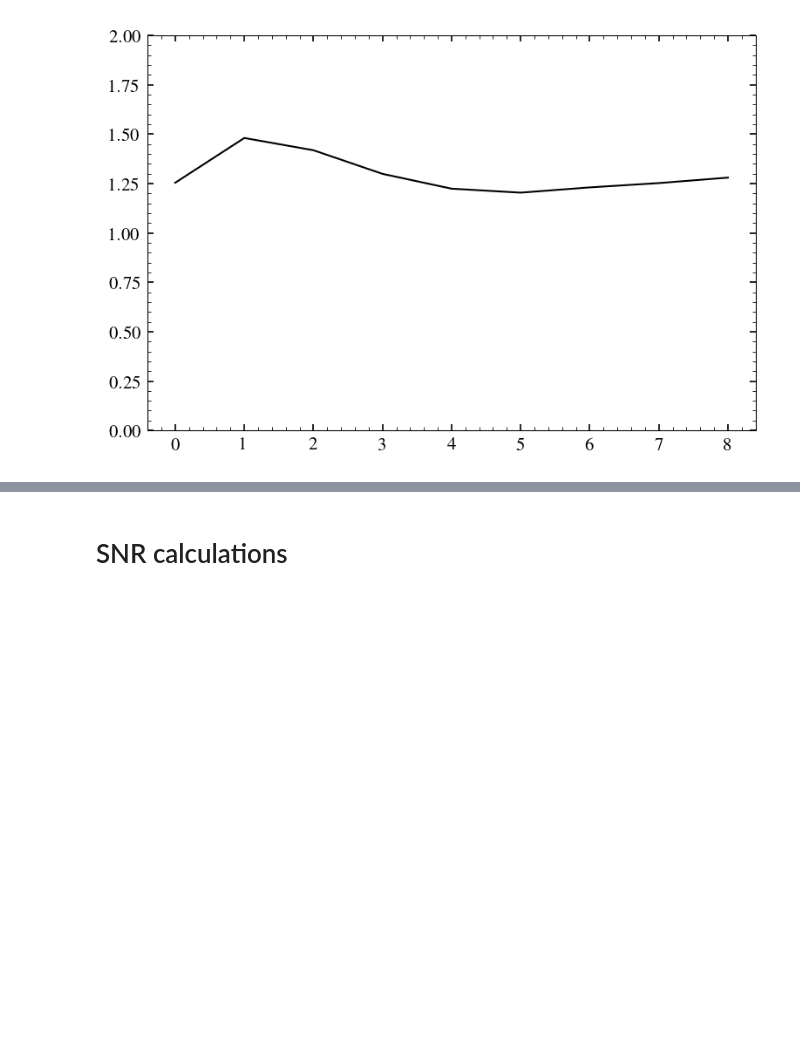
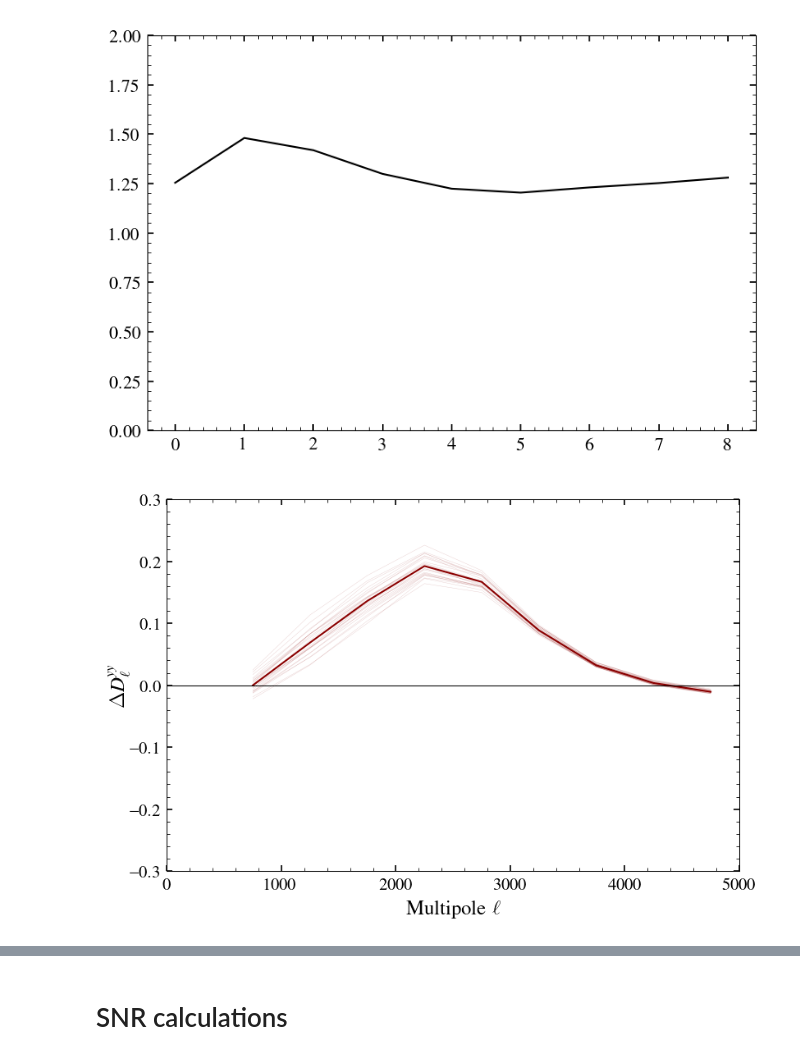
Before and after one commit to sriniraghunathan/tSZ_2pt_SPT_SPIRE, a Jupyter notebook: fit_for_tsz_cib.ipynb, the cells around one changed output, grey strips where cells are left out. Cells and saved outputs as stored; diff of their text form; code cells hidden in the pictures; blank space fills up the shorter version.

```diff
--- a/fit_for_tsz_cib.ipynb
+++ b/fit_for_tsz_cib.ipynb
@@ -140,3 +140,95 @@ if (1):
 # %% [output]
 (9, 9) (9, 9) (9, 9) (9, 9) (9, 9) (9, 9)
 [figure]
+# %%
+if (0): #Check radio vs analytic
+    fname = 'results/power_spectra_lmin500_lmax5000_deltal500/100d_tsz_final_estimate_beamrc5.1_noslope.npy'
+    res_dic = np.load(fname, allow_pickle=True).item()
+
+    m1m2_a = ('ymv', 'ymv')
+    m1m2_b = ('ycibfree', 'ycibfree')
+
+    cl_rad_arr_a, cl_rad_arr_b = [], []
+    for simno in range(100):
+        cl_rad_arr_a.append( res_dic['op_ps_1d_dic']['rad'][simno][0][m1m2_a][1] )
+        cl_rad_arr_b.append( res_dic['op_ps_1d_dic']['rad'][simno][0][m1m2_b][1] )
+    cl_rad_mean_a = np.mean(cl_rad_arr_a, axis = 0)
+    cl_rad_mean_b = np.mean(cl_rad_arr_b, axis = 0)
+
+    cl_rad_analytic_tucci_dn_ds_a = res_dic['op_ps_1d_dic']['radio_cl_ilc_res_dict'][m1m2_a]['tucci'][0.6]['res_ilc'] / 1e12
+    cl_rad_analytic_tucci_dn_ds_b = res_dic['op_ps_1d_dic']['radio_cl_ilc_res_dict'][m1m2_b]['tucci'][0.6]['res_ilc'] / 1e12
+
+    cl_rad_diff_ab = cl_rad_mean_a - cl_rad_mean_b
+    cl_rad_diff_analytic_ab = cl_rad_analytic_tucci_dn_ds_a - cl_rad_analytic_tucci_dn_ds_b
+    clf()
+    show_diff = False
+    binned_el = res_dic[m1m2_a]['els']
+    binned_dl_fac = binned_el * (binned_el+1)/2/np.pi * 1e12
+    ax = subplot(111)
+    if show_diff:
+        plot(binned_el, binned_dl_fac * cl_rad_diff_ab)
+        plot(binned_el, binned_dl_fac * cl_rad_diff_analytic_ab)
+        xlim(0., 5000.); ylim(-0.3, 0.3)
+    else:
+        plot(binned_el, binned_dl_fac * cl_rad_mean_a, color = 'royalblue')
+        plot(binned_el, binned_dl_fac * cl_rad_analytic_tucci_dn_ds_a, color = 'royalblue', ls = '-.')
+        plot(binned_el, binned_dl_fac * cl_rad_mean_b, color = 'navy')
+        plot(binned_el, binned_dl_fac * cl_rad_analytic_tucci_dn_ds_b, color = 'navy', ls = '-.')
+        xlim(0., 5000.); ylim(-0.05, 1.)
+    xlabel(r'Multipole $\ell$', fontsize = 12)
+    ylabel(r'$\Delta D_{\ell}^{yy}$', fontsize = 12, labelpad = 0.)
+    axhline(0., lw = 0.5);
+    show()
+
+if (0): #Check which foreground difference is important
+    fname = 'results/power_spectra_lmin500_lmax5000_deltal500/100d_tsz_final_estimate_beamrc5.1_noslope.npy'
+    res_dic = np.load(fname, allow_pickle=True).item()
+
+    m1m2_a = ('ymv', 'ymv')
+    m1m2_b = ('ycibfree', 'ycibfree')
+    comp_dic = {#'cib': ['cib', 'orangered'],
+                'cib_tweaked_spt_only_max_tweak_0.2': ['cib tweaked', 'darkred'],
+                #'cib_tweaked': ['cib tweaked', 'darkred'],
+                #'rad': ['rad', 'royalblue'],
+                #'cmb': ['cmb', 'goldenrod'],
+                #'ksz': ['ksz', 'olivedrab'],
+                ###'noise': ['noise', 'purple'],
+               }
+
+    clf()
+    show_diff = True #False
+    binned_el = res_dic[m1m2_a]['els']
+    binned_dl_fac = binned_el * (binned_el+1)/2/np.pi * 1e12
+    for comp in comp_dic:
+        clf()
+        ax = subplot(111)
+        labval, colorval = comp_dic[comp]
+        cl_arr_a, cl_arr_b = [], []
+        for simno in range(25):
+            cl_arr_a.append( res_dic['op_ps_1d_dic'][comp][simno][0][m1m2_a][1] )
+            cl_arr_b.append( res_dic['op_ps_1d_dic'][comp][simno][0][m1m2_b][1] )
+        cl_arr_a, cl_arr_b = np.asarray( cl_arr_a ), np.asarray( cl_arr_b )
+        cl_mean_a = np.mean(cl_arr_a, axis = 0)
+        cl_mean_b = np.mean(cl_arr_b, axis = 0)
+
+        cl_diff_ab = cl_mean_a - cl_mean_b
+        cl_diff_arr_ab = cl_arr_a - cl_arr_b
+        if show_diff:
+            plot(binned_el, binned_dl_fac * cl_diff_ab, color = colorval, label = labval)
+            for cl_ in cl_diff_arr_ab:
+                plot(binned_el, binned_dl_fac * cl_, color = colorval, lw = 0.2, alpha = 0.2)
+            xlim(0., 5000.); ylim(-0.3, 0.3)
+        else:
+            plot(binned_el, binned_dl_fac * cl_mean_a, color = colorval, label = labval)
+            plot(binned_el, binned_dl_fac * cl_mean_b, color = colorval, label = labval, ls = '--')
+            xlim(0., 5000.); ylim(-0.05, 1.)
+        if show_diff:
+            xlim(0., 5000.); ylim(-0.3, 0.3)
+        else:
+            xlim(0., 5000.); ylim(-0.05, 1.)
+        xlabel(r'Multipole $\ell$', fontsize = 12)
+        ylabel(r'$\Delta D_{\ell}^{yy}$', fontsize = 12, labelpad = 0.)
+        axhline(0., lw = 0.5);
+        show()
+# %% [output]
+[figure, added]
```
Also changed, not shown: parts of 6 cells of this notebook, 9 other files.
